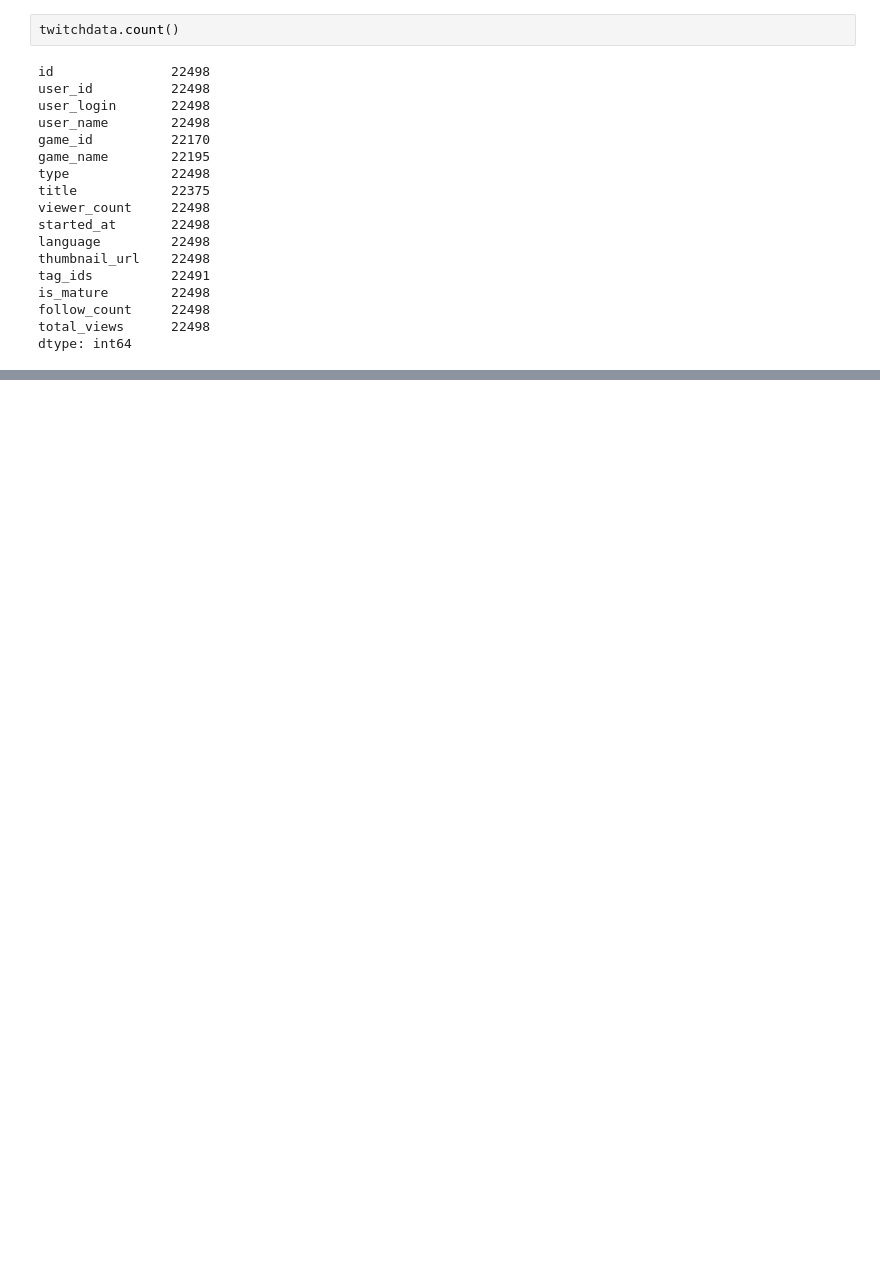
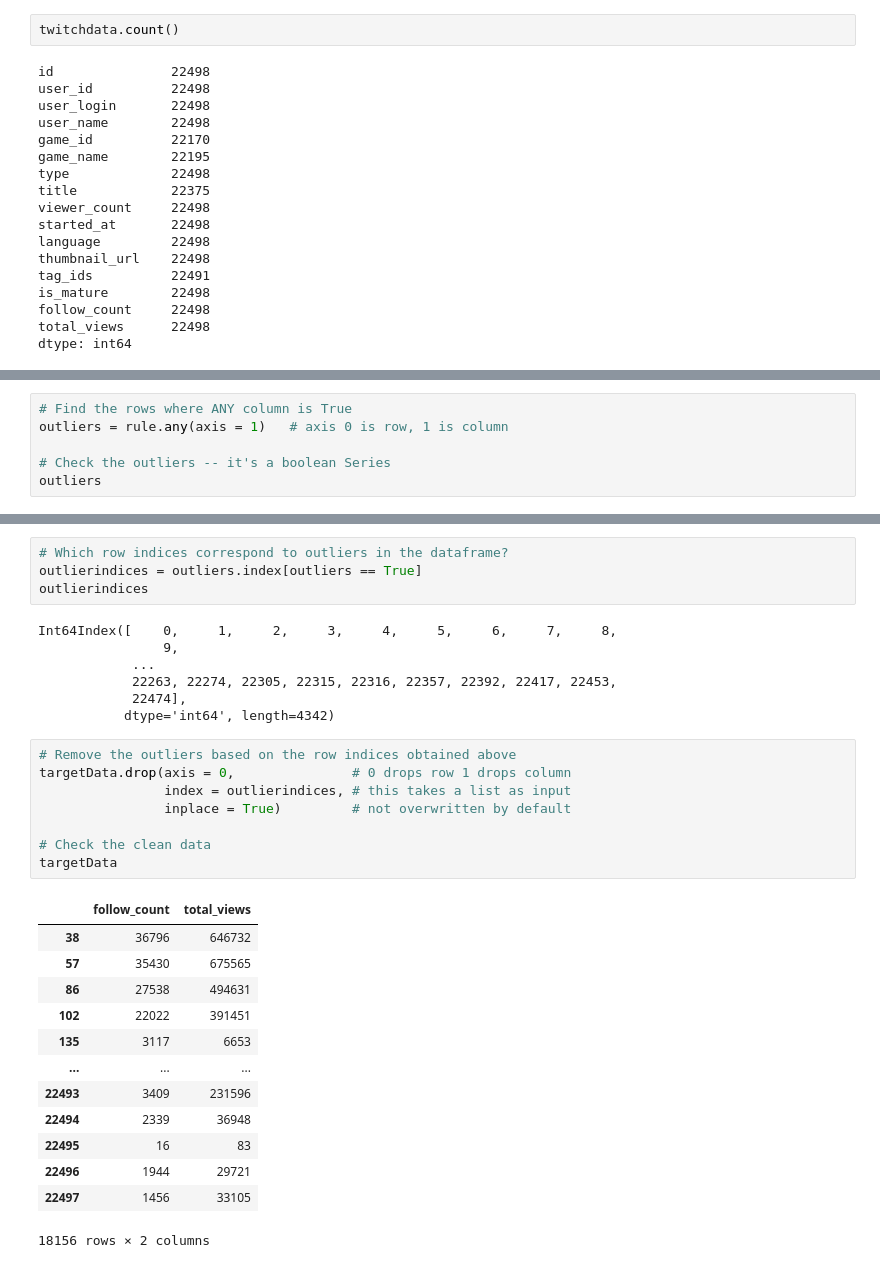
Before and after one commit to whysilon/SC1015proj, a Jupyter notebook: EDA_Twitch.ipynb, the cells around one changed output, grey strips where cells are left out. Saved outputs shown, nothing was run; the diff lists cells and outputs as text; blank space fills up the shorter version.

```diff
--- a/EDA_Twitch.ipynb
+++ b/EDA_Twitch.ipynb
@@ -374,0 +432,6 @@ sb.boxplot(data = es, orient = "h")
+# %%
+# Find the rows where ANY column is True
+outliers = rule.any(axis = 1)   # axis 0 is row, 1 is column
+
+# Check the outliers -- it's a boolean Series
+outliers
@@ -374,0 +458,33 @@ sb.boxplot(data = es, orient = "h")
+# %%
+# Which row indices correspond to outliers in the dataframe?
+outlierindices = outliers.index[outliers == True]
+outlierindices
+# %% [output]
+Int64Index([    0,     1,     2,     3,     4,     5,     6,     7,     8,
+                9,
+            ...
+            22263, 22274, 22305, 22315, 22316, 22357, 22392, 22417, 22453,
+            22474],
+           dtype='int64', length=4342)
+# %%
+# Remove the outliers based on the row indices obtained above
+targetData.drop(axis = 0,               # 0 drops row 1 drops column
+                index = outlierindices, # this takes a list as input
+                inplace = True)         # not overwritten by default
+
+# Check the clean data
+targetData
+# %% [output]
+|  | follow_count | total_views |
+| 38 | 36796 | 646732 |
+| 57 | 35430 | 675565 |
+| 86 | 27538 | 494631 |
+| 102 | 22022 | 391451 |
+| 135 | 3117 | 6653 |
+| ... | ... | ... |
+| 22493 | 3409 | 231596 |
+| 22494 | 2339 | 36948 |
+| 22495 | 16 | 83 |
+| 22496 | 1944 | 29721 |
+| 22497 | 1456 | 33105 |
+18156 rows × 2 columns
```
Also changed, not shown: parts of 30 cells of this notebook.
